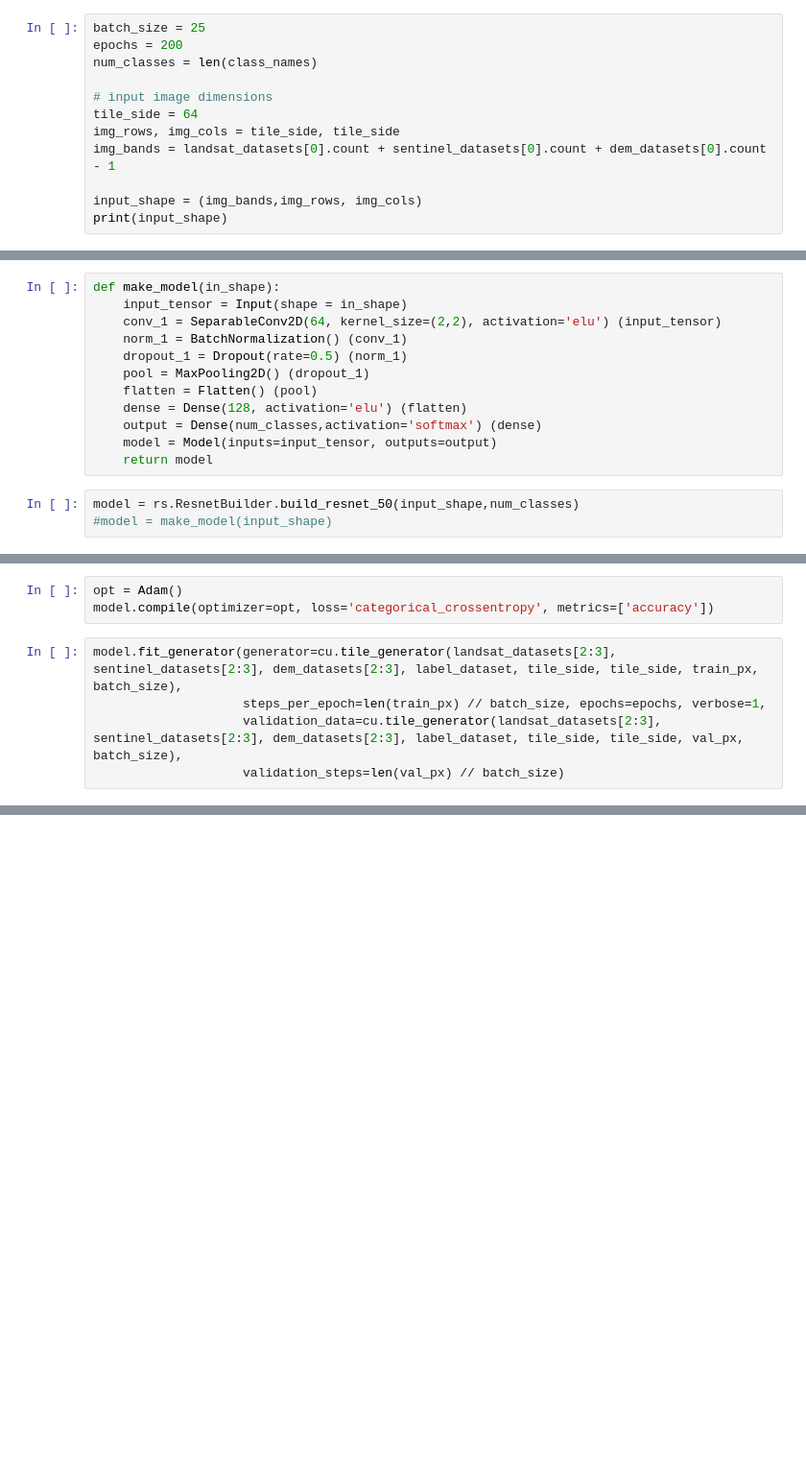
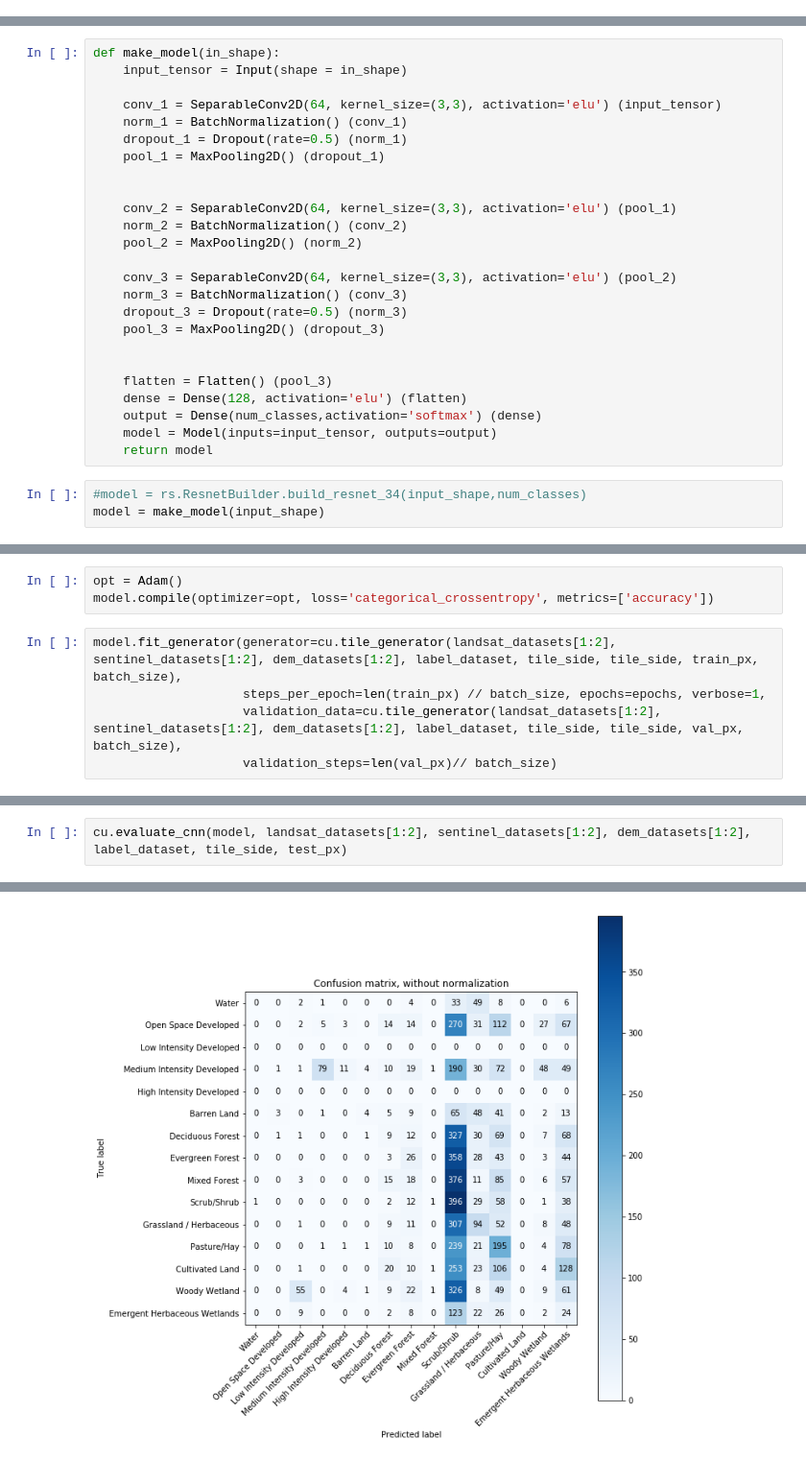
Before and after one commit to patrickcgray/landcover_rcnn, a Jupyter notebook: cnn/CNN tests.ipynb, the cells around one changed output, grey strips where cells are left out. Shown at 96% size. Drawn from its saved outputs; the diff is of its cells as text; blank space fills up the shorter version.

```diff
--- a/cnn/CNN tests.ipynb
+++ b/cnn/CNN tests.ipynb
@@ -121,12 +58,0 @@ print(len(test_px))
-# %%
-batch_size = 25
-epochs = 200
-num_classes = len(class_names)
-
-# input image dimensions
-tile_side = 64
-img_rows, img_cols = tile_side, tile_side
-img_bands = landsat_datasets[0].count + sentinel_datasets[0].count + dem_datasets[0].count - 1
-
-input_shape = (img_bands,img_rows, img_cols)
-print(input_shape)
@@ -145,15 +69,28 @@ from keras import Model
 # %%
 def make_model(in_shape):
     input_tensor = Input(shape = in_shape)
-    conv_1 = SeparableConv2D(64, kernel_size=(2,2), activation='elu') (input_tensor)
+
+    conv_1 = SeparableConv2D(64, kernel_size=(3,3), activation='elu') (input_tensor)
     norm_1 = BatchNormalization() (conv_1)
     dropout_1 = Dropout(rate=0.5) (norm_1)
-    pool = MaxPooling2D() (dropout_1)
-    flatten = Flatten() (pool)
+    pool_1 = MaxPooling2D() (dropout_1)
+
+
+    conv_2 = SeparableConv2D(64, kernel_size=(3,3), activation='elu') (pool_1)
+    norm_2 = BatchNormalization() (conv_2)
+    pool_2 = MaxPooling2D() (norm_2)
+
+    conv_3 = SeparableConv2D(64, kernel_size=(3,3), activation='elu') (pool_2)
+    norm_3 = BatchNormalization() (conv_3)
+    dropout_3 = Dropout(rate=0.5) (norm_3)
+    pool_3 = MaxPooling2D() (dropout_3)
+
+
+    flatten = Flatten() (pool_3)
     dense = Dense(128, activation='elu') (flatten)
     output = Dense(num_classes,activation='softmax') (dense)
     model = Model(inputs=input_tensor, outputs=output)
     return model
 # %%
-model = rs.ResnetBuilder.build_resnet_50(input_shape,num_classes)
-#model = make_model(input_shape)
+#model = rs.ResnetBuilder.build_resnet_34(input_shape,num_classes)
+model = make_model(input_shape)
@@ -161,9 +118,9 @@ model = rs.ResnetBuilder.build_resnet_50(input_shape,num_classes)
 opt = Adam()
 model.compile(optimizer=opt, loss='categorical_crossentropy', metrics=['accuracy'])
 # %%
-model.fit_generator(generator=cu.tile_generator(landsat_datasets[2:3], sentinel_datasets[2:3], dem_datasets[2:3], label_dataset, tile_side, tile_side, train_px, batch_size),
+model.fit_generator(generator=cu.tile_generator(landsat_datasets[1:2], sentinel_datasets[1:2], dem_datasets[1:2], label_dataset, tile_side, tile_side, train_px, batch_size),
                     steps_per_epoch=len(train_px) // batch_size, epochs=epochs, verbose=1,
-                    validation_data=cu.tile_generator(landsat_datasets[2:3], sentinel_datasets[2:3], dem_datasets[2:3], label_dataset, tile_side, tile_side, val_px, batch_size),
-                    validation_steps=len(val_px) // batch_size)
+                    validation_data=cu.tile_generator(landsat_datasets[1:2], sentinel_datasets[1:2], dem_datasets[1:2], label_dataset, tile_side, tile_side, val_px, batch_size),
+                    validation_steps=len(val_px)// batch_size)
 # %% [output]
 Epoch 1/200
@@ -236,0 +146,3 @@ ACCURACY
+# %%
+cu.evaluate_cnn(model, landsat_datasets[1:2], sentinel_datasets[1:2], dem_datasets[1:2], label_dataset, tile_side, test_px)
+# %% [output]
@@ -236,0 +154 @@ ACCURACY
+[figure, added]
```
Also changed, not shown: parts of 24 cells of this notebook, 4 other files.
